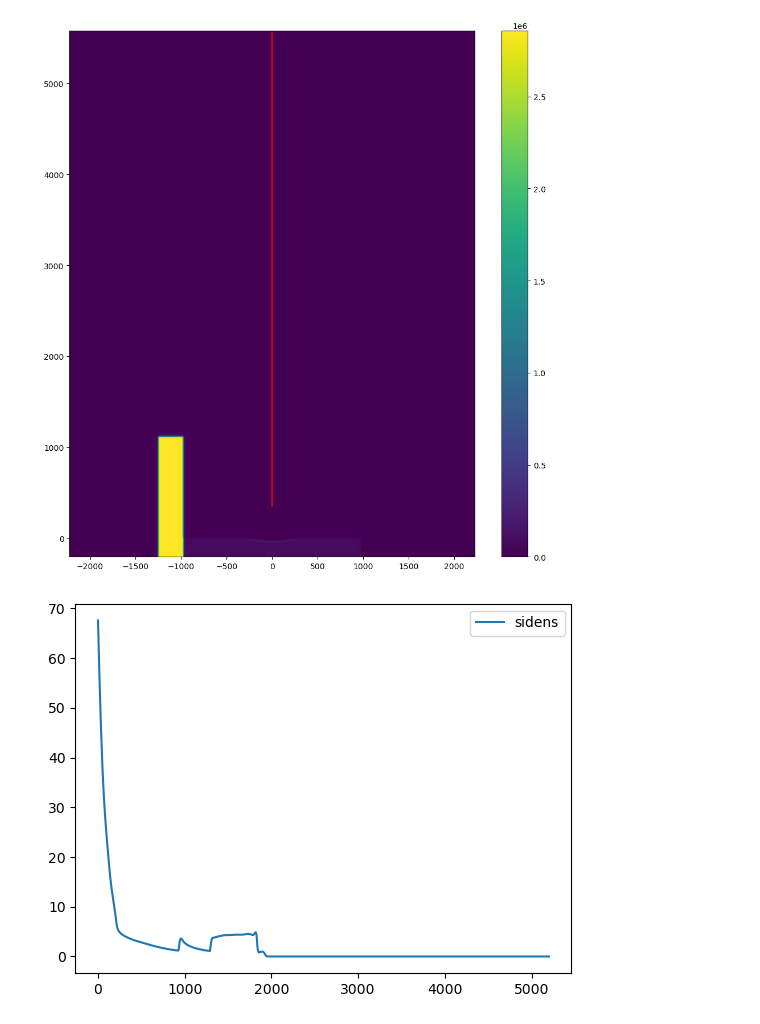
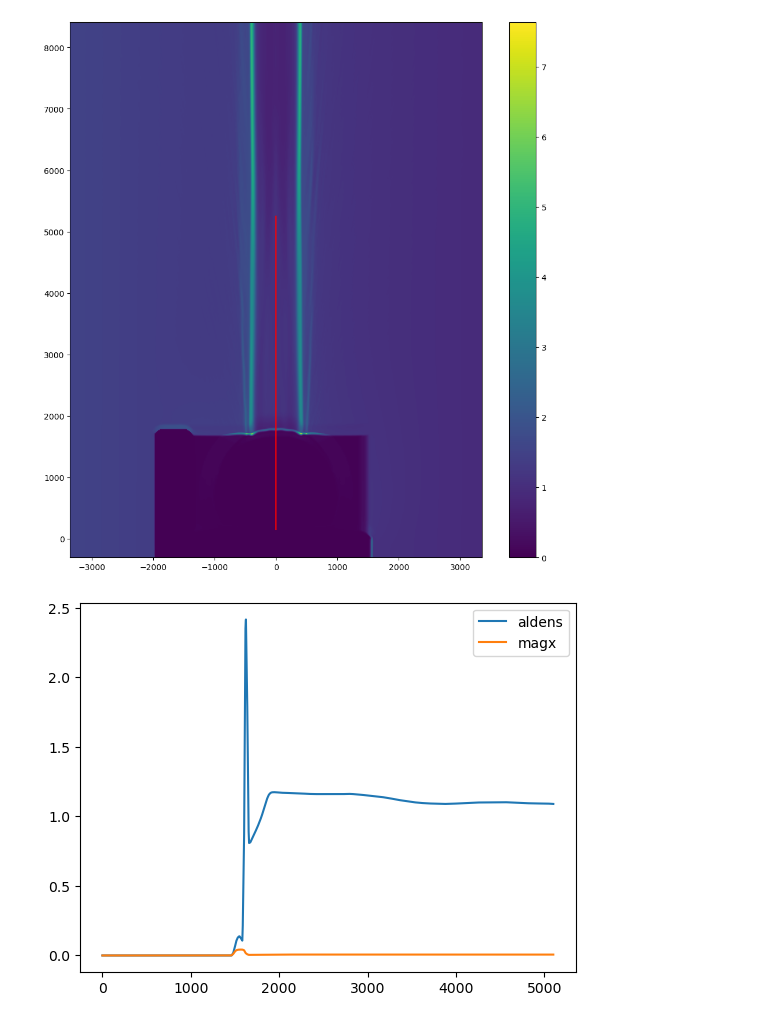
Before and after one commit to Schaeffer-Lab/MagShockZ, a Jupyter notebook: python-fortran_interface/show_1D_lineout.ipynb, the cells around one changed output. Drawn from its saved outputs; the diff is of its cells as text; code cells hidden in the pictures.

```diff
--- a/python-fortran_interface/show_1D_lineout.ipynb
+++ b/python-fortran_interface/show_1D_lineout.ipynb
@@ -4,8 +4,8 @@ import numpy as np
 import sys
 import importlib
 # %%
-working_dir = Path('../input_files/magshockz-v3.0.2d')
-input_file = working_dir / 'magshockz-v3.0.1d'
+working_dir = Path('../input_files/magshockz-v3.1.2d')
+input_file = working_dir / 'magshockz-v3.1.1d'
 
 py_script = working_dir / 'py-script-1d.py'
 
@@ -37,7 +37,7 @@ d = read_sim_bounds(input_file)
 import matplotlib.pyplot as plt
 
 
-field = 'sidens.npy'
+field = 'aldens.npy'
 pyt.theta = np.pi/2
 
 def plot_line_on_density(field):
@@ -65,33 +65,33 @@ def plot_line_on_density(field):
 
 plot_line_on_density(field = field)
 
 def make_1d_plot(field):
     from scipy.interpolate import RegularGridInterpolator
 
     x_osiris = np.linspace(pyt.start_point[0], pyt.start_point[0] + d*np.cos(pyt.theta),1000)
     y_osiris = np.linspace(pyt.start_point[1], pyt.start_point[1] + d*np.sin(pyt.theta),1000)
 
     if field.endswith('.npy'):
         data = np.load(working_dir / 'interp' / field)
 
         x = np.linspace(pyt.box_bounds['xmin'], pyt.box_bounds['xmax'], data.shape[0])
         y = np.linspace(pyt.box_bounds['ymin'], pyt.box_bounds['ymax'], data.shape[1])
         f = RegularGridInterpolator((x, y), np.load(working_dir / 'interp' / field))
         plt.plot(np.linspace(0, d, 1000), f((x_osiris,y_osiris)), label=f"{field.strip('.npy')}")
 
     elif field.endswith('.pkl'):
         import pickle
         with open(working_dir/ 'interp'/ field, "rb") as p:
             f = pickle.load(p)
             plt.plot(np.linspace(0, d, 1000), f((y_osiris,x_osiris)), label=f"{field.strip('.pkl')}")
 
     plt.legend()
     return
 
 make_1d_plot(field = field)
-# make_1d_plot(field = 'magx.pkl')
+make_1d_plot(field = 'magx.pkl')
 # make_1d_plot(field = 'magy.pkl')
 # make_1d_plot(field = 'magz.pkl')
 # %% [output]
-[figure, old version]
+[figure, new version]
-[figure, old version]
+[figure, new version]
```
Also changed, not shown: 25 other files.
